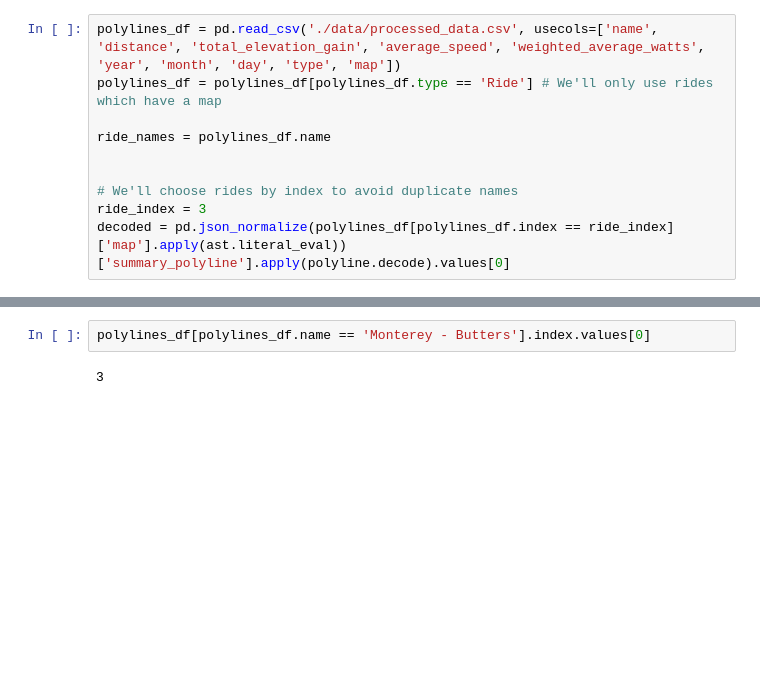
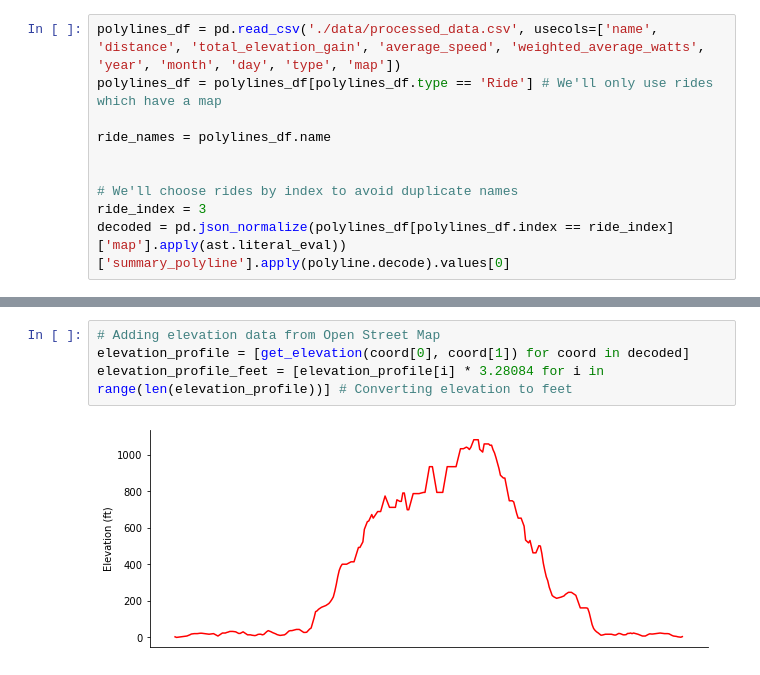
Before and after one commit to tiroger/my-strava, a Jupyter notebook: maps.ipynb, the cells around one changed output, grey strips where cells are left out. Cells and saved outputs as stored; diff of their text form; blank space fills up the shorter version.

```diff
--- a/maps.ipynb
+++ b/maps.ipynb
@@ -47,4 +40,6 @@ polylines_df[polylines_df.name == 'Monterey - Butters']
-# %%
-polylines_df[polylines_df.name == 'Monterey - Butters'].index.values[0]
-# %% [output]
-3
+# %%
+# Adding elevation data from Open Street Map
+elevation_profile = [get_elevation(coord[0], coord[1]) for coord in decoded]
+elevation_profile_feet = [elevation_profile[i] * 3.28084 for i in range(len(elevation_profile))] # Converting elevation to feet
+# %% [output]
+[figure, added]
```
Also changed, not shown: parts of 20 cells of this notebook, 6 other files.
